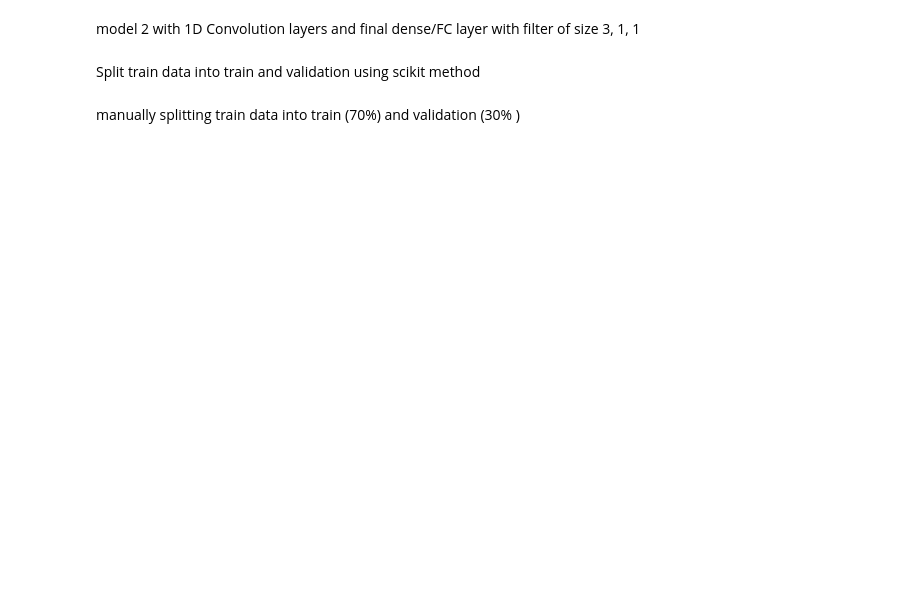
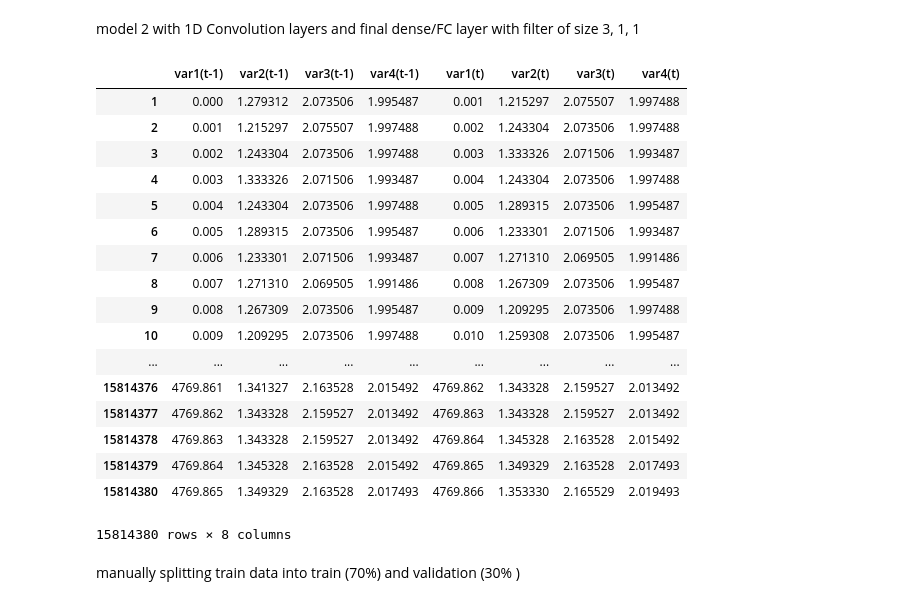
Before and after one commit to HimajaYerra/myproj, a Jupyter notebook: LSTM - RNN July 30.ipynb, the cells around one changed output. Drawn from its saved outputs; the diff is of its cells as text; code cells hidden in the pictures; blank space fills up the shorter version.

```diff
--- a/LSTM - RNN July 30.ipynb
+++ b/LSTM - RNN July 30.ipynb
@@ -81,2 +75,26 @@ def Conv_test():
+# %%
+# convert series to supervised learning
+def series_to_supervised(data, n_in=1, n_out=1, dropnan=True):
+    n_vars = 1 if type(data) is list else data.shape[1]
+    df = pd.DataFrame(data)
+    cols, names = list(), list()
+    # input sequence (t-n, ... t-1)
+    for i in range(n_in, 0, -1):
+        cols.append(df.shift(i))
+        names += [('var%d(t-%d)' % (j+1, i)) for j in range(n_vars)]
+    # forecast sequence (t, t+1, ... t+n)
+    for i in range(0, n_out):
+        cols.append(df.shift(-i))
+        if i == 0:
+            names += [('var%d(t)' % (j+1)) for j in range(n_vars)]
+        else:
+            names += [('var%d(t+%d)' % (j+1, i)) for j in range(n_vars)]
+    # put it all together
+    agg = pd.concat(cols, axis=1)
+    agg.columns = names
+    # drop rows with NaN values
+    if dropnan:
+        agg.dropna(inplace=True)
+    return agg
 # %% [markdown]
 model 2 with 1D Convolution layers and final dense/FC layer with filter of size 3, 1, 1
@@ -92,2 +100,0 @@ def Conv1D_test():
-# %% [markdown]
-Split train data into train and validation using scikit method
@@ -97,0 +101,23 @@ Xtrain, Xtest, ytrain, ytest = train_test_split(
+# %%
+reframed = series_to_supervised(final_array, 1, 1)
+# %%
+reframed
+# %% [output]
+|  | var1(t-1) | var2(t-1) | var3(t-1) | var4(t-1) | var1(t) | var2(t) | var3(t) | var4(t) |
+| 1 | 0.000 | 1.279312 | 2.073506 | 1.995487 | 0.001 | 1.215297 | 2.075507 | 1.997488 |
+| 2 | 0.001 | 1.215297 | 2.075507 | 1.997488 | 0.002 | 1.243304 | 2.073506 | 1.997488 |
+| 3 | 0.002 | 1.243304 | 2.073506 | 1.997488 | 0.003 | 1.333326 | 2.071506 | 1.993487 |
+| 4 | 0.003 | 1.333326 | 2.071506 | 1.993487 | 0.004 | 1.243304 | 2.073506 | 1.997488 |
+| 5 | 0.004 | 1.243304 | 2.073506 | 1.997488 | 0.005 | 1.289315 | 2.073506 | 1.995487 |
+| 6 | 0.005 | 1.289315 | 2.073506 | 1.995487 | 0.006 | 1.233301 | 2.071506 | 1.993487 |
+| 7 | 0.006 | 1.233301 | 2.071506 | 1.993487 | 0.007 | 1.271310 | 2.069505 | 1.991486 |
+| 8 | 0.007 | 1.271310 | 2.069505 | 1.991486 | 0.008 | 1.267309 | 2.073506 | 1.995487 |
+| 9 | 0.008 | 1.267309 | 2.073506 | 1.995487 | 0.009 | 1.209295 | 2.073506 | 1.997488 |
+| 10 | 0.009 | 1.209295 | 2.073506 | 1.997488 | 0.010 | 1.259308 | 2.073506 | 1.995487 |
+| ... | ... | ... | ... | ... | ... | ... | ... | ... |
+| 15814376 | 4769.861 | 1.341327 | 2.163528 | 2.015492 | 4769.862 | 1.343328 | 2.159527 | 2.013492 |
+| 15814377 | 4769.862 | 1.343328 | 2.159527 | 2.013492 | 4769.863 | 1.343328 | 2.159527 | 2.013492 |
+| 15814378 | 4769.863 | 1.343328 | 2.159527 | 2.013492 | 4769.864 | 1.345328 | 2.163528 | 2.015492 |
+| 15814379 | 4769.864 | 1.345328 | 2.163528 | 2.015492 | 4769.865 | 1.349329 | 2.163528 | 2.017493 |
+| 15814380 | 4769.865 | 1.349329 | 2.163528 | 2.017493 | 4769.866 | 1.353330 | 2.165529 | 2.019493 |
+15814380 rows × 8 columns
```
Also changed, not shown: parts of 23 cells of this notebook.
